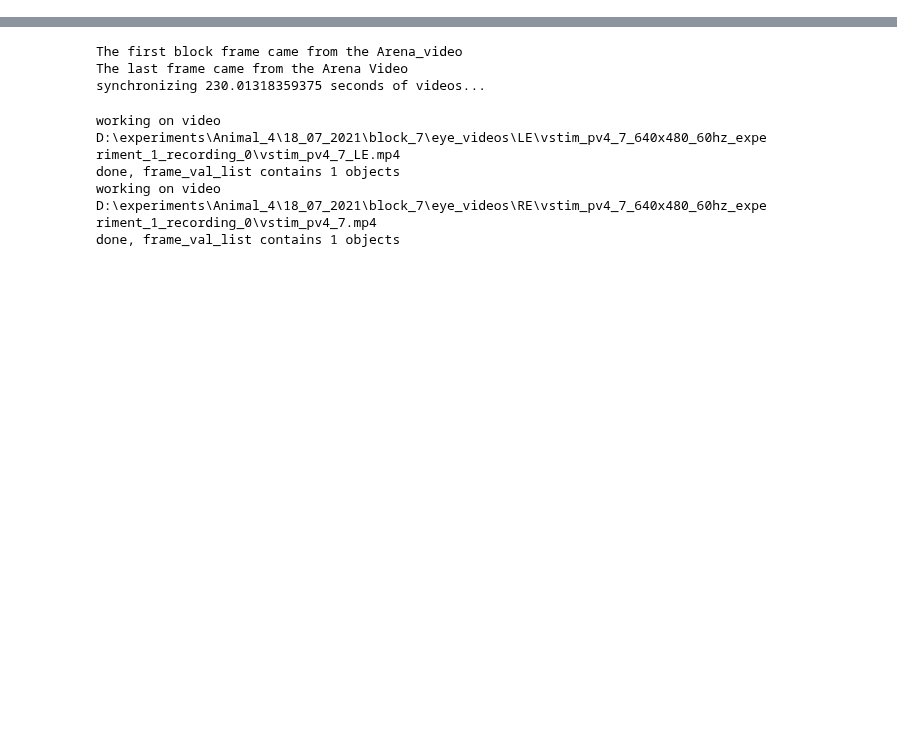
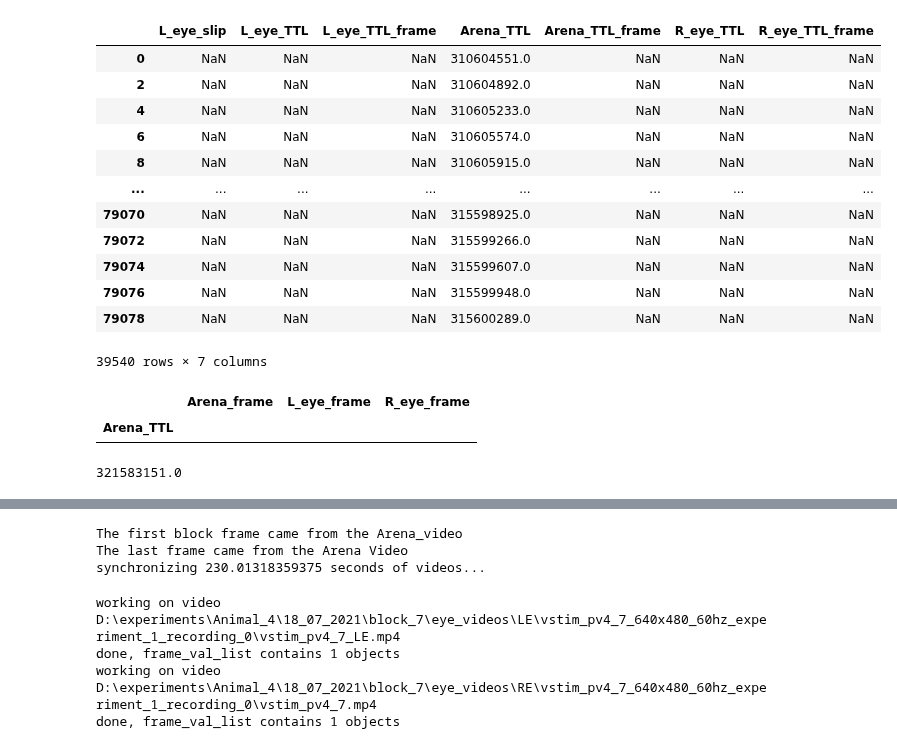
Before and after one commit to neural-electrophysiology-tool-team/Eye-Tracking-Tools, a Jupyter notebook: single_block_class_based_testing.ipynb, the cells around one changed output, grey strips where cells are left out. Cells and saved outputs as stored; diff of their text form; code cells hidden in the pictures; blank space fills up the shorter version.

```diff
--- a/single_block_class_based_testing.ipynb
+++ b/single_block_class_based_testing.ipynb
@@ -12,0 +98,22 @@ instantiated block number 7 at Path: D:\experiments\Animal_4\18_07_2021\block_7
+# %%
+# create_arena_brightness_df built here::
+threshold_value = 30
+if block.le_frame_val_list is None:
+    block.le_frame_val_list = block.produce_frame_val_list(block.le_videos, threshold_value)
+if block.re_frame_val_list is None:
+    block.re_frame_val_list = block.produce_frame_val_list(block.re_videos, threshold_value)
+
+block.l_eye_values = stats.zscore(block.le_frame_val_list[0][1])
+block.r_eye_values = stats.zscore(block.re_frame_val_list[0][1])
+
+cols = [i for i in block.blocksync_df.columns if 'Arena' not in i]
+new_l_col = 'L_value'
+new_r_col = 'R_value'
+for col in cols:
+    print(f'working on columns {col}')
+    for i in tqdm(block.blocksync_df[col]):
+        index = block.blocksync_df.query(f'{col} == {i}').index[0]
+        if 'L' in col:
+            block.blocksync_df.loc[index,new_l_col] = block.l_eye_values[int(i)]
+        elif 'R' in col:
+            block.blocksync_df.loc[index,new_r_col] = block.r_eye_values[int(i)]
@@ -12,0 +256,45 @@ instantiated block number 7 at Path: D:\experiments\Animal_4\18_07_2021\block_7
+# %%
+block.oe_events
+# %% [output]
+|  | L_eye_slip | L_eye_TTL | L_eye_TTL_frame | Arena_TTL | Arena_TTL_frame | R_eye_TTL | R_eye_TTL_frame |
+| 0 | NaN | NaN | NaN | 310604551.0 | NaN | NaN | NaN |
+| 2 | NaN | NaN | NaN | 310604892.0 | NaN | NaN | NaN |
+| 4 | NaN | NaN | NaN | 310605233.0 | NaN | NaN | NaN |
+| 6 | NaN | NaN | NaN | 310605574.0 | NaN | NaN | NaN |
+| 8 | NaN | NaN | NaN | 310605915.0 | NaN | NaN | NaN |
+| ... | ... | ... | ... | ... | ... | ... | ... |
+| 79070 | NaN | NaN | NaN | 315598925.0 | NaN | NaN | NaN |
+| 79072 | NaN | NaN | NaN | 315599266.0 | NaN | NaN | NaN |
+| 79074 | NaN | NaN | NaN | 315599607.0 | NaN | NaN | NaN |
+| 79076 | NaN | NaN | NaN | 315599948.0 | NaN | NaN | NaN |
+| 79078 | NaN | NaN | NaN | 315600289.0 | NaN | NaN | NaN |
+39540 rows × 7 columns
+# %%
+# synchronize_block built here::
+start_time = max([block.l_vid_first_t, block.arena_vid_first_t, block.r_vid_first_t])
+end_time = min([block.arena_vid_last_t, block.r_vid_last_t, block.l_vid_last_t])
+# create a loop to go over all arena times between start and end times:
+#block.oe_events.query('@start_time < Arena_TTL< @end_time or Arena_TTL!=Arena_TTL') # This line has the important trick with nans: in python, a nan value is not equal to itself!!!
+arena_tf = block.oe_events.query('@start_time < Arena_TTL < @end_time')[['Arena_TTL', 'Arena_TTL_frame']]
+r_eye_tf = block.oe_events.query('@start_time < Arena_TTL < @end_time or Arena_TTL != Arena_TTL')[['R_eye_TTL', 'R_eye_TTL_frame']]
+r_eye_tf = r_eye_tf[np.invert(np.isnan(r_eye_tf.R_eye_TTL.values))] # this removes nan values
+l_eye_tf = block.oe_events.query('@start_time < Arena_TTL < @end_time or Arena_TTL != Arena_TTL')[['L_eye_TTL', 'L_eye_TTL_frame']]
+l_eye_tf = l_eye_tf[np.invert(np.isnan(l_eye_tf.L_eye_TTL.values))] # this removes nan values
+blocksync_df = pd.DataFrame(columns=['Arena_frame','L_eye_frame', 'R_eye_frame'], index=arena_tf.Arena_TTL)
+for i,t in enumerate(arena_tf.Arena_TTL):
+    arena_frame = arena_tf.Arena_TTL_frame.iloc[i]
+    l_eye_frame = l_eye_tf['L_eye_TTL_frame'].iloc[get_closest_frame(t,l_eye_tf['L_eye_TTL'])]
+    r_eye_frame = r_eye_tf['R_eye_TTL_frame'].iloc[get_closest_frame(t,r_eye_tf['R_eye_TTL'])]
+    blocksync_df.loc[t] = [arena_frame, l_eye_frame, r_eye_frame]
+blocksync_df
+# %% [output]
+|  | Arena_frame | L_eye_frame | R_eye_frame |
+| Arena_TTL |  |  |  |
+# %%
+#find first last frame built here::
+s = ~pd.isna(block.oe_events['L_eye_TTL_frame'])
+df_first_loc = s[s==True].index[0]
+df_last_loc = s[s==True].index[-1]
+print(block.oe_events['L_eye_TTL'].loc[df_first_loc])
+# %% [output]
+321583151.0
```
Also changed, not shown: parts of 49 cells of this notebook, 2 other files.
